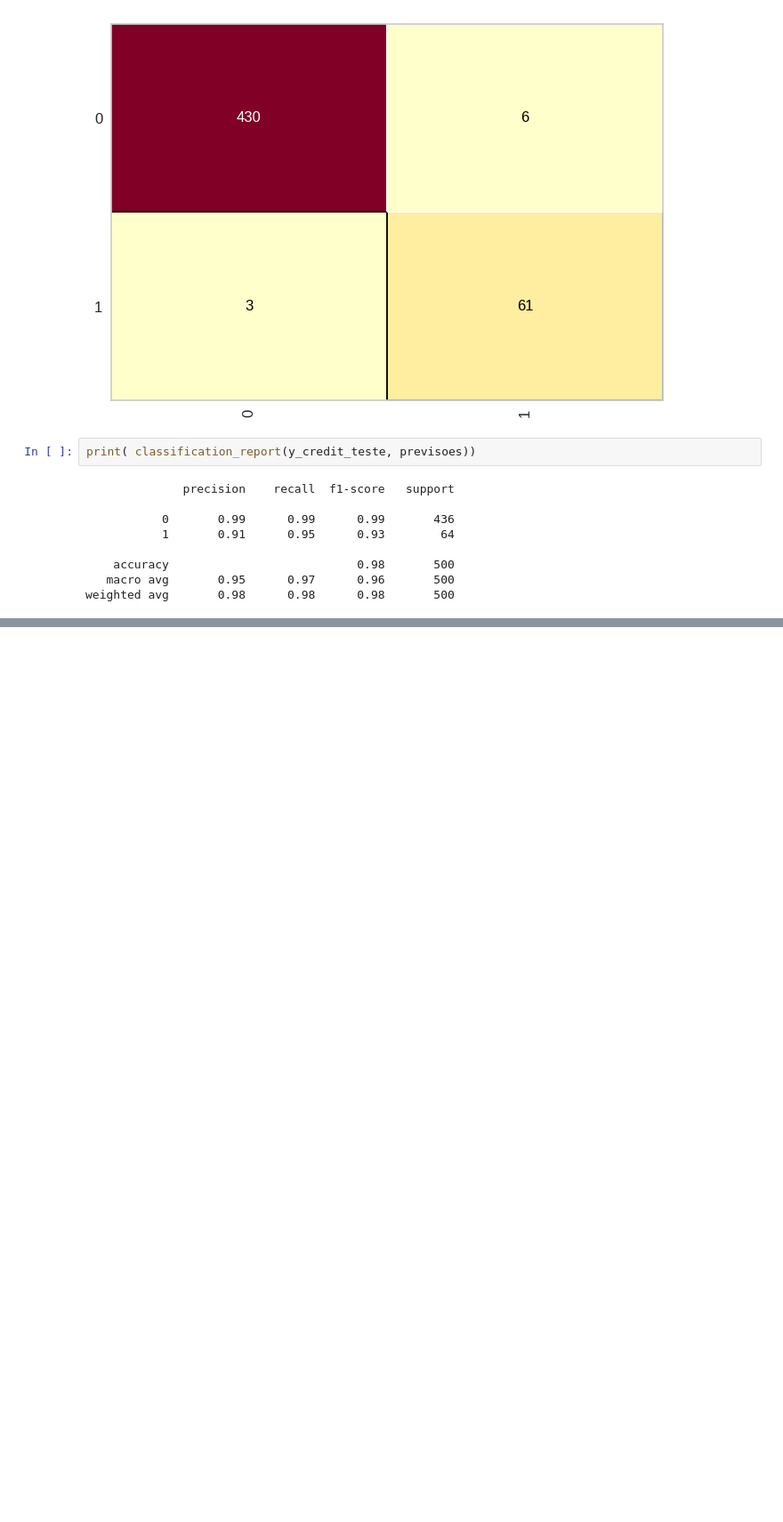
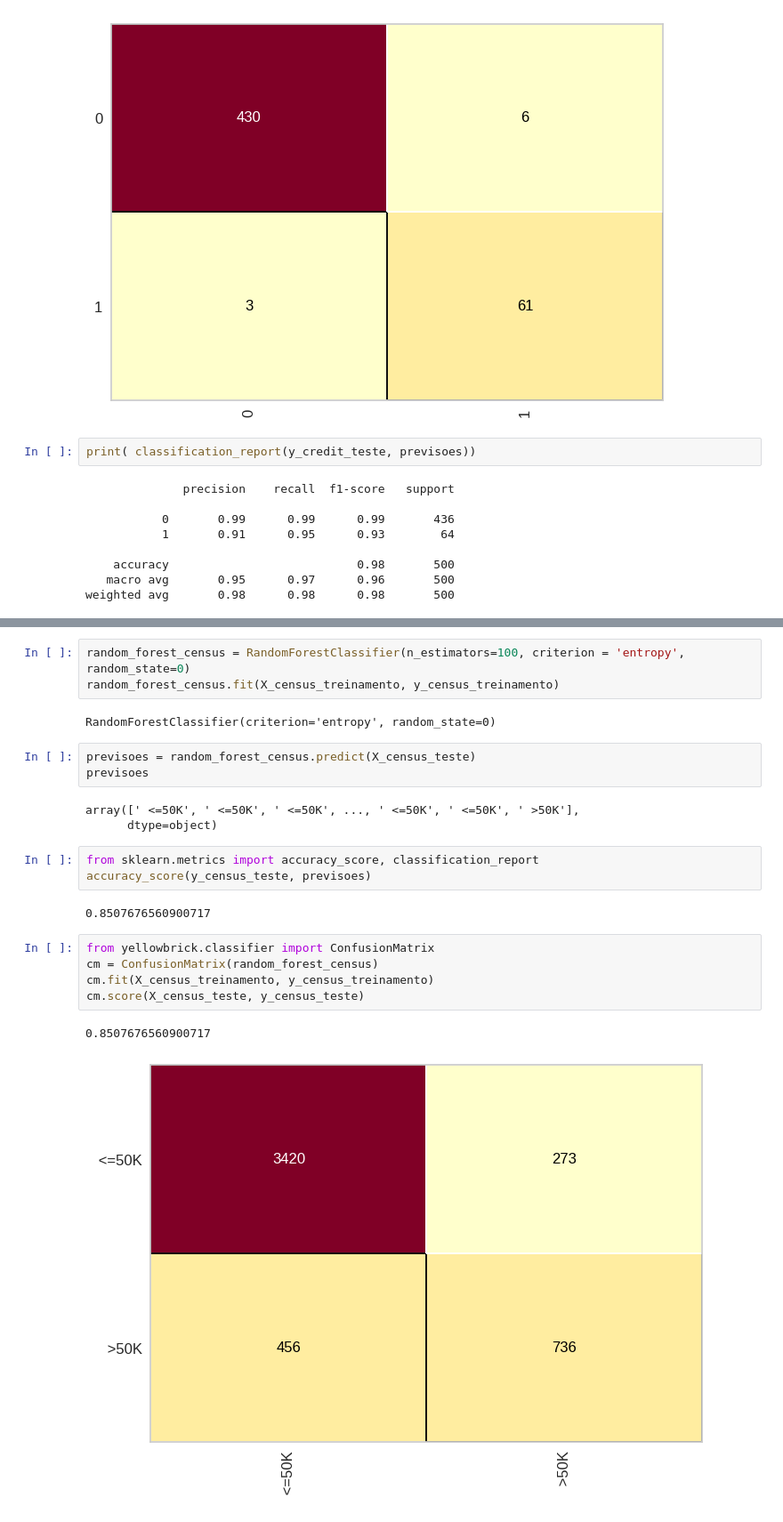
Before and after one commit to Tiago-Lima/CreditRiskStudy, a Jupyter notebook: ArvoresDeDecisao.ipynb, the cells around one changed output, grey strips where cells are left out. Shown: that part at 89% size. Cells and saved outputs as stored; diff of their text form; blank space fills up the shorter version.

```diff
--- a/ArvoresDeDecisao.ipynb
+++ b/ArvoresDeDecisao.ipynb
@@ -154,0 +240,24 @@ weighted avg       0.98      0.98      0.98       500
+# %%
+random_forest_census = RandomForestClassifier(n_estimators=100, criterion = 'entropy', random_state=0)
+random_forest_census.fit(X_census_treinamento, y_census_treinamento)
+# %% [output]
+RandomForestClassifier(criterion='entropy', random_state=0)
+# %%
+previsoes = random_forest_census.predict(X_census_teste)
+previsoes
+# %% [output]
+array([' <=50K', ' <=50K', ' <=50K', ..., ' <=50K', ' <=50K', ' >50K'],
+      dtype=object)
+# %%
+from sklearn.metrics import accuracy_score, classification_report
+accuracy_score(y_census_teste, previsoes)
+# %% [output]
+0.8507676560900717
+# %%
+from yellowbrick.classifier import ConfusionMatrix
+cm = ConfusionMatrix(random_forest_census)
+cm.fit(X_census_treinamento, y_census_treinamento)
+cm.score(X_census_teste, y_census_teste)
+# %% [output]
+0.8507676560900717
+[figure, added]
```
Also changed, not shown: parts of 23 cells of this notebook.
